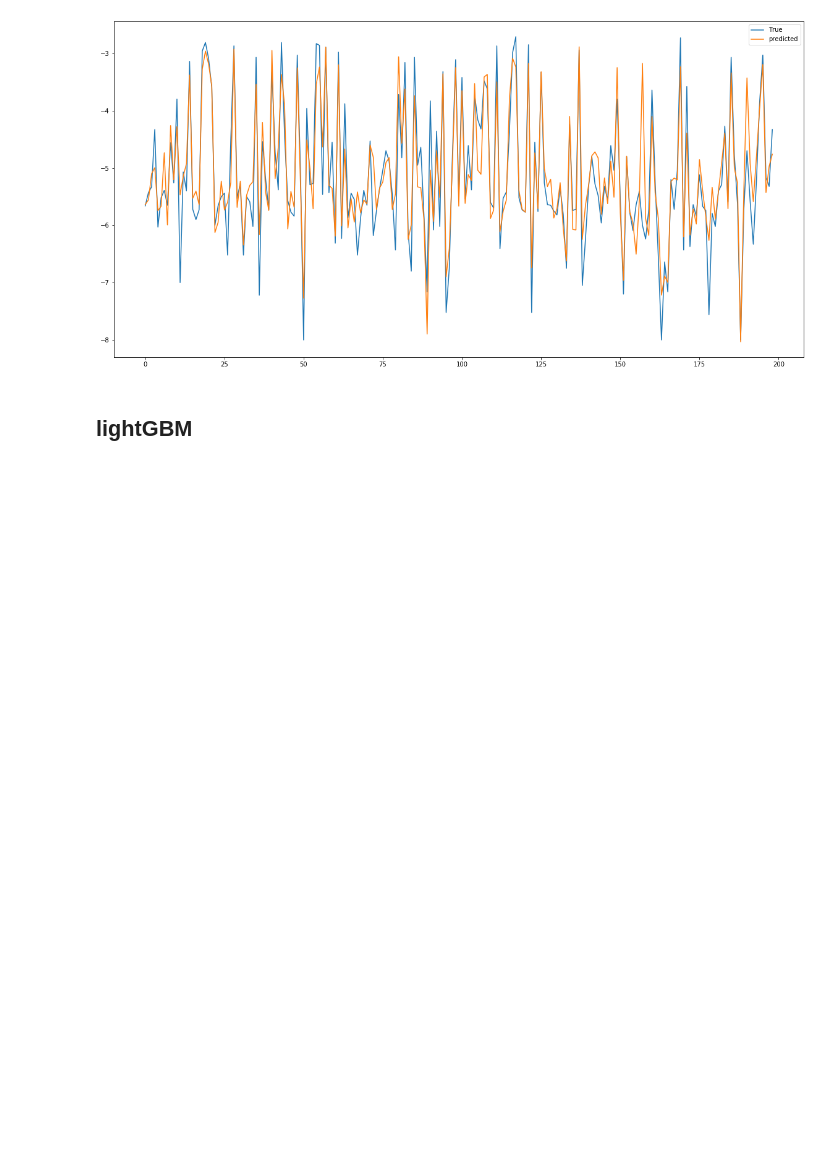
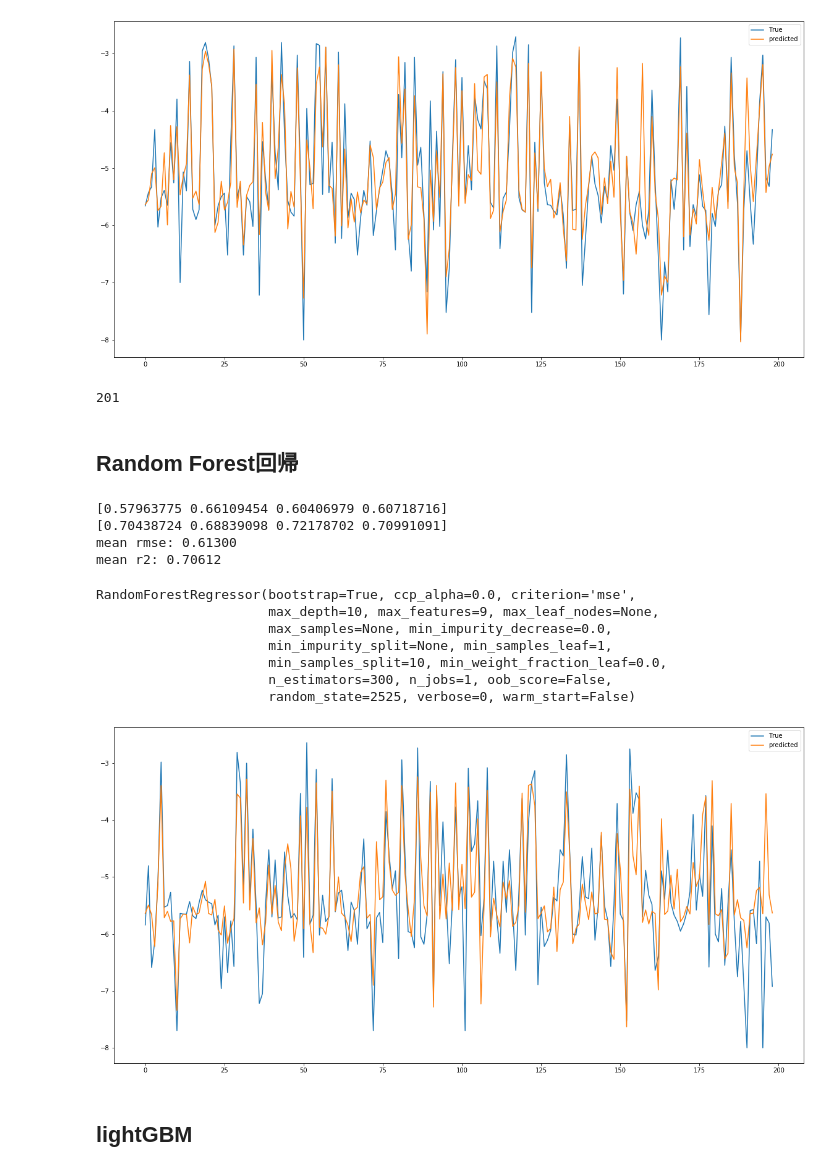
Before and after one commit to edge2992/lab_tasks_for_newcommer, a Jupyter notebook: 04_chem/jupyter/m4_7_fing.ipynb, the cells around one changed output. Cells and saved outputs as stored; diff of their text form; code cells hidden in the pictures; blank space fills up the shorter version.

```diff
--- a/04_chem/m4_7_fing.ipynb
+++ b/04_chem/jupyter/m4_7_fing.ipynb
@@ -46,6 +46,46 @@ q2: 0.82711
 SVR(C=0.001, cache_size=200, coef0=0.0, degree=3, epsilon=0.1, gamma=0.001,
     kernel='linear', max_iter=-1, shrinking=True, tol=0.001, verbose=False)
 [figure]
+# %%
+X.shape[1]
+# %% [output]
+201
+# %% [markdown]
+## Random Forest回帰
+# %%
+from sklearn.ensemble import RandomForestRegressor as RFR
+
+param_grid = {
+    'n_estimators'      : [5, 10, 20, 30, 50, 100, 300],
+    'max_features'      : ['auto', 'sqrt', 'log2'],
+    'random_state'      : [2525],
+    'n_jobs'            : [1],
+    'min_samples_split' : [3, 5, 10, 15, 20, 25, 30, 40, 50, 100],
+    'max_depth'         : [3, 5, 10, 15, 20, 25, 30, 40, 50, 100]
+}
+
+
+
+rg = RFR()
+
+gs = grid(X_norm, Y, param_grid, rg)
+# %%
+rfr_reg = RFR(**gs.best_params_)
+cv_regression(rfr_reg, X_norm, Y)
+regression(rfr_reg, X_norm, Y, graph=False)
+# %% [output]
+[0.57963775 0.66109454 0.60406979 0.60718716]
+[0.70438724 0.68839098 0.72178702 0.70991091]
+mean rmse: 0.61300
+mean r2: 0.70612
+RandomForestRegressor(bootstrap=True, ccp_alpha=0.0, criterion='mse',
+                      max_depth=10, max_features=9, max_leaf_nodes=None,
+                      max_samples=None, min_impurity_decrease=0.0,
+                      min_impurity_split=None, min_samples_leaf=1,
+                      min_samples_split=10, min_weight_fraction_leaf=0.0,
+                      n_estimators=300, n_jobs=1, oob_score=False,
+                      random_state=2525, verbose=0, warm_start=False)
+[figure, added]
 # %% [markdown]
 ## lightGBM
 # %%
```
Also changed, not shown: parts of 2 cells of this notebook, 11 other files.
